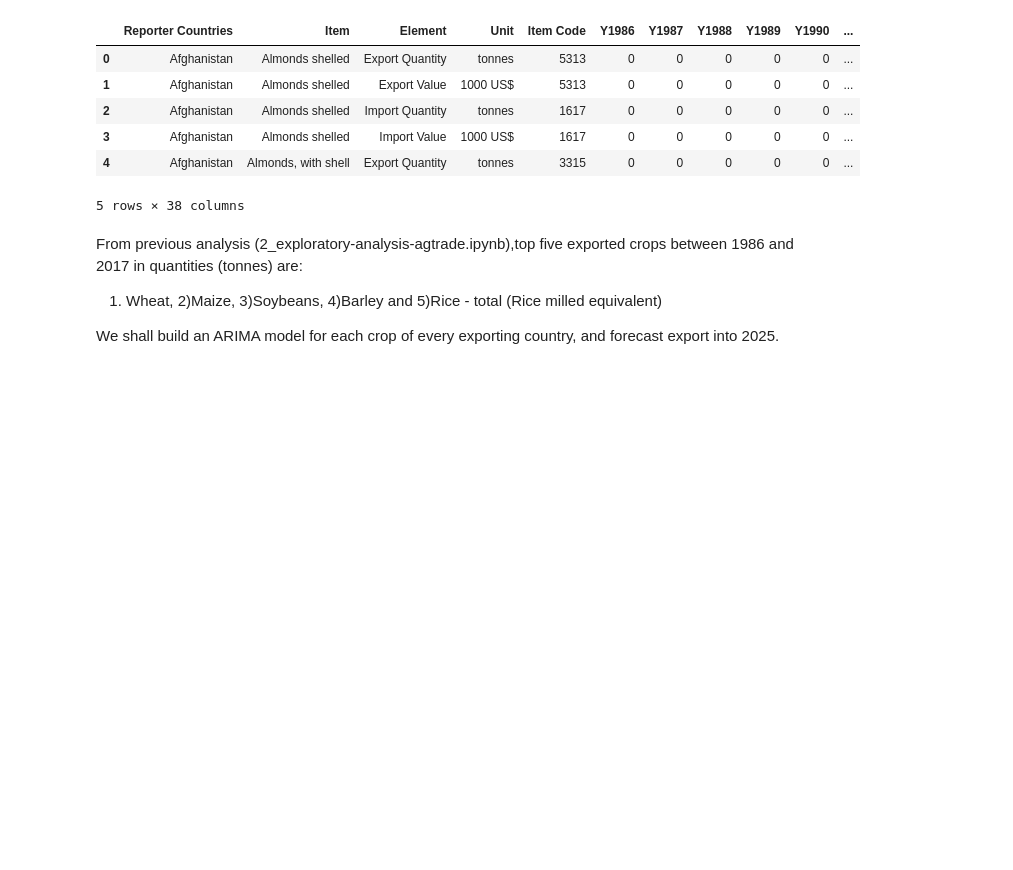
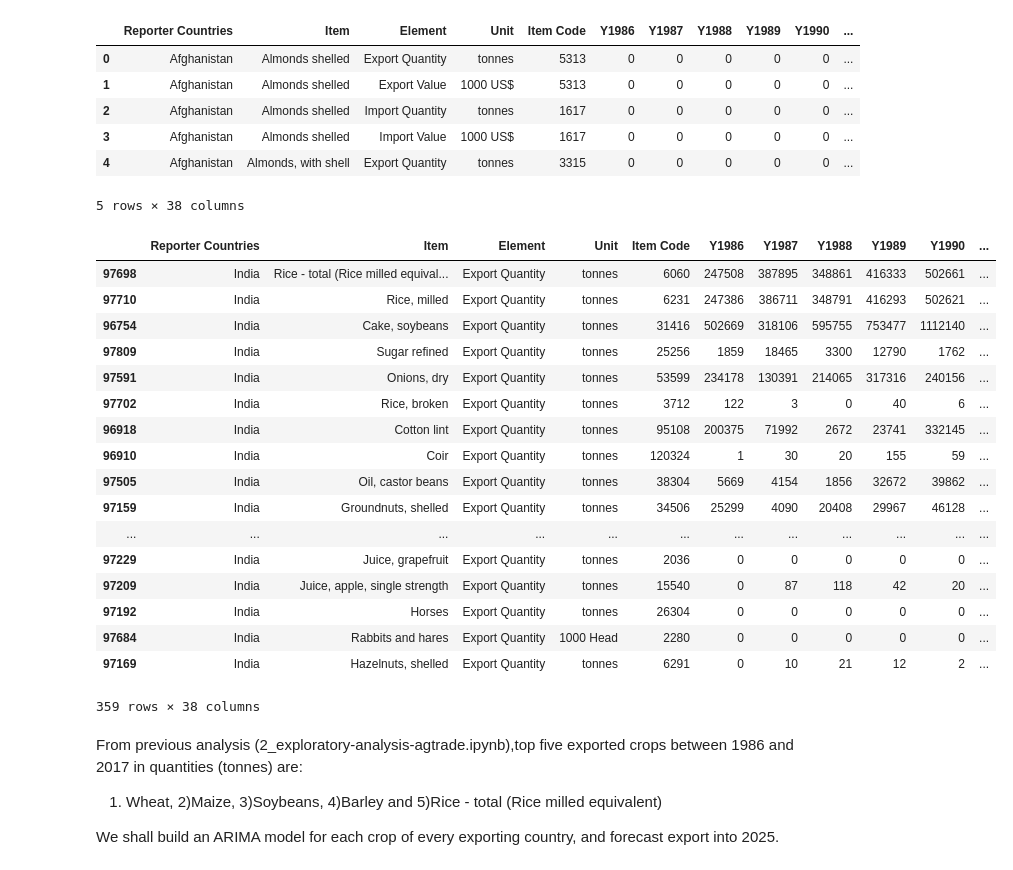
Before and after one commit to BrachyS/crop-trends, a Jupyter notebook: notebooks/3_top_crops_arima.ipynb, the cells around one changed output. Saved outputs shown, nothing was run; the diff lists cells and outputs as text; code cells hidden in the pictures; blank space fills up the shorter version.

```diff
--- a/notebooks/3_top_crops_arima.ipynb
+++ b/notebooks/3_top_crops_arima.ipynb
@@ -35,6 +35,27 @@ items_by_country.head()
 | 3 | Afghanistan | Almonds shelled | Import Value | 1000 US$ | 1617 | 0 | 0 | 0 | 0 | 0 | ... |
 | 4 | Afghanistan | Almonds, with shell | Export Quantity | tonnes | 3315 | 0 | 0 | 0 | 0 | 0 | ... |
 5 rows × 38 columns
+# %%
+items_by_country.loc[(items_by_country['Reporter Countries']=='India') & (items_by_country['Element']=='Export Quantity'),:].sort_values(by='Y2017', ascending=False)
+# %% [output]
+|  | Reporter Countries | Item | Element | Unit | Item Code | Y1986 | Y1987 | Y1988 | Y1989 | Y1990 | ... |
+| 97698 | India | Rice - total (Rice milled equival... | Export Quantity | tonnes | 6060 | 247508 | 387895 | 348861 | 416333 | 502661 | ... |
+| 97710 | India | Rice, milled | Export Quantity | tonnes | 6231 | 247386 | 386711 | 348791 | 416293 | 502621 | ... |
+| 96754 | India | Cake, soybeans | Export Quantity | tonnes | 31416 | 502669 | 318106 | 595755 | 753477 | 1112140 | ... |
+| 97809 | India | Sugar refined | Export Quantity | tonnes | 25256 | 1859 | 18465 | 3300 | 12790 | 1762 | ... |
+| 97591 | India | Onions, dry | Export Quantity | tonnes | 53599 | 234178 | 130391 | 214065 | 317316 | 240156 | ... |
+| 97702 | India | Rice, broken | Export Quantity | tonnes | 3712 | 122 | 3 | 0 | 40 | 6 | ... |
+| 96918 | India | Cotton lint | Export Quantity | tonnes | 95108 | 200375 | 71992 | 2672 | 23741 | 332145 | ... |
+| 96910 | India | Coir | Export Quantity | tonnes | 120324 | 1 | 30 | 20 | 155 | 59 | ... |
+| 97505 | India | Oil, castor beans | Export Quantity | tonnes | 38304 | 5669 | 4154 | 1856 | 32672 | 39862 | ... |
+| 97159 | India | Groundnuts, shelled | Export Quantity | tonnes | 34506 | 25299 | 4090 | 20408 | 29967 | 46128 | ... |
+| ... | ... | ... | ... | ... | ... | ... | ... | ... | ... | ... | ... |
+| 97229 | India | Juice, grapefruit | Export Quantity | tonnes | 2036 | 0 | 0 | 0 | 0 | 0 | ... |
+| 97209 | India | Juice, apple, single strength | Export Quantity | tonnes | 15540 | 0 | 87 | 118 | 42 | 20 | ... |
+| 97192 | India | Horses | Export Quantity | tonnes | 26304 | 0 | 0 | 0 | 0 | 0 | ... |
+| 97684 | India | Rabbits and hares | Export Quantity | 1000 Head | 2280 | 0 | 0 | 0 | 0 | 0 | ... |
+| 97169 | India | Hazelnuts, shelled | Export Quantity | tonnes | 6291 | 0 | 10 | 21 | 12 | 2 | ... |
+359 rows × 38 columns
 # %% [markdown]
 From previous analysis (2_exploratory-analysis-agtrade.ipynb),top five exported crops between 1986 and 2017 in quantities (tonnes) are:
 1) Wheat, 2)Maize, 3)Soybeans, 4)Barley and 5)Rice - total  (Rice milled equivalent)
```
Also changed, not shown: 3 other files.
